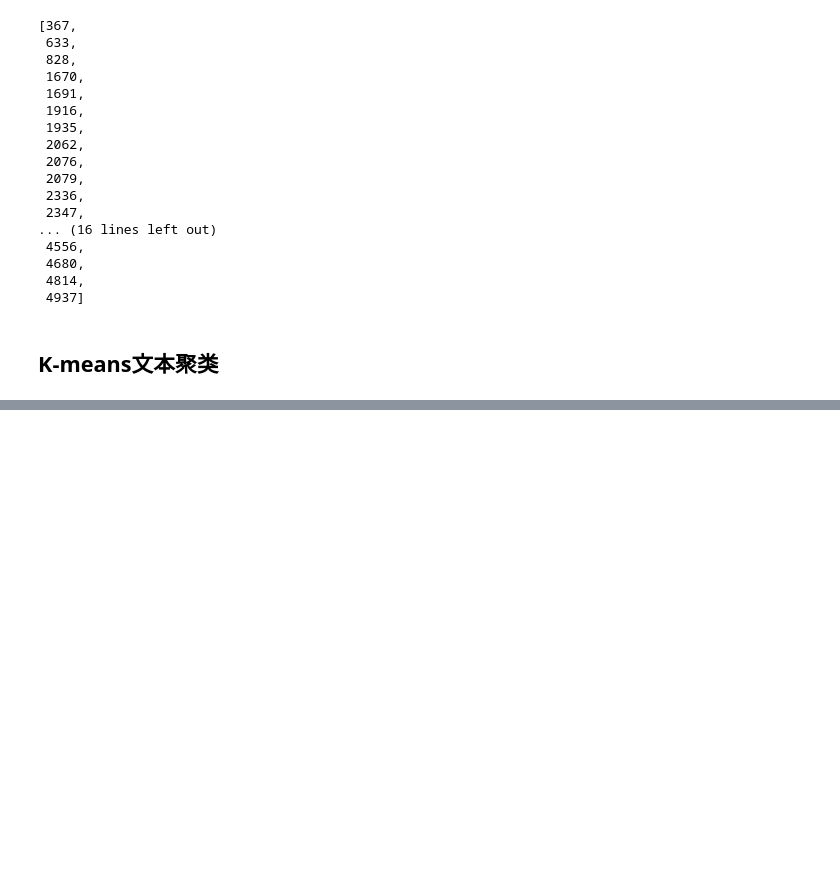
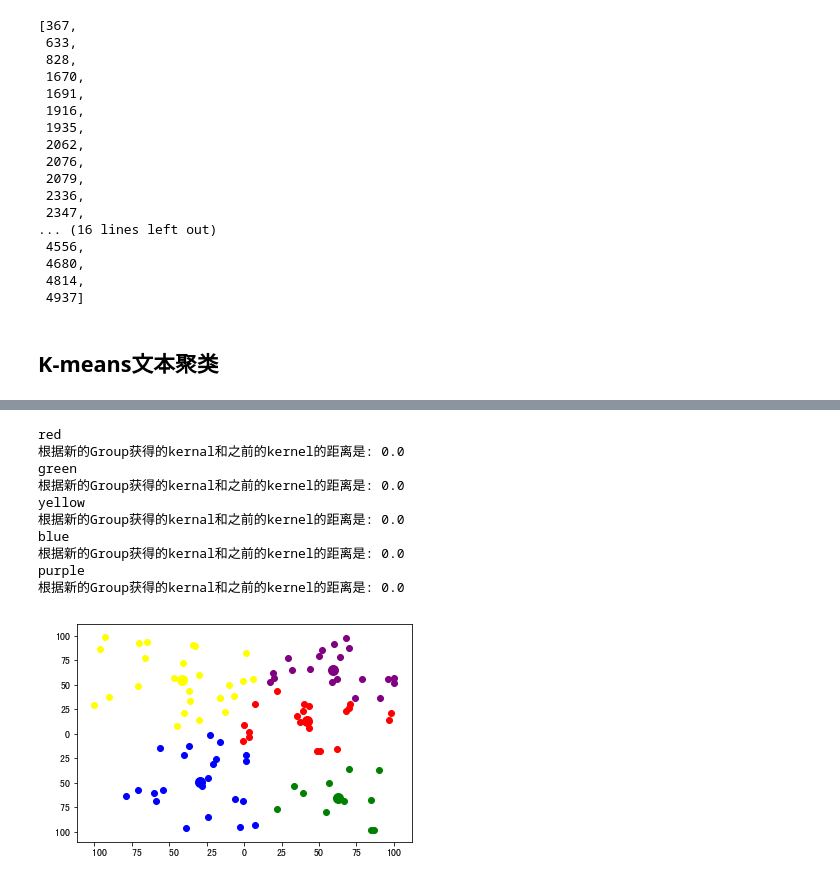
Before and after one commit to computing-intelligence/AI-and-Python-Foundation, a Jupyter notebook: 2020-python-programming-elementary/Lesson-02-Online-Course-Code.ipynb, the cells around one changed output, grey strips where cells are left out. Saved outputs shown, nothing was run; the diff lists cells and outputs as text; code cells hidden in the pictures; blank space fills up the shorter version.

```diff
--- a/2020-python-programming-elementary/Lesson-02-Online-Course-Code.ipynb
+++ b/2020-python-programming-elementary/Lesson-02-Online-Course-Code.ipynb
@@ -595,0 +655,3 @@ hit_ids
+# %%
+def dis(p1, p2):
+    return np.sqrt((p1[0] - p2[0]) ** 2 + (p1[1] - p2[1]) ** 2)
@@ -595,0 +668,52 @@ hit_ids
+# %%
+previous_kernels = [generate_random_point(-100, 100) for _ in range(K)]
+# %%
+kernel_colors = ['red', 'green', 'yellow', 'blue', 'purple']
+
+new_kernels = []
+
+groups = [[] for _ in range(K)]
+
+
+for p in random_poinsts:
+    distances = [dis(p, k) for k in previous_kernels]
+
+    min_index = np.argmin(distances)
+
+    groups[min_index].append(p)
+
+for i, p in enumerate(previous_kernels):
+    plt.scatter([p[0]], [p[1]], color=kernel_colors[i], s=100)
+#plt.scatter([previous_kernels[1][0]], [previous_kernels[1][1]], color=kernel_colors[1], s=100)
+#plt.scatter([previous_kernels[2][0]], [previous_kernels[2][1]], color=kernel_colors[2], s=100)
+
+
+for i, g in enumerate(groups):
+    g_x = [_x for _x, _y in g]
+    g_y = [_y for _x, _y in g]
+
+    n_k_x, n_k_y = np.mean(g_x), np.mean(g_y)
+    new_kernels.append((n_k_x, n_k_y))
+
+    print(kernel_colors[i])
+    plt.scatter(g_x, g_y, color=kernel_colors[i])
+   # plt.scatter([n_k_x], [n_k_y], color=kernel_colors[i], alpha=0.5, s=200)
+
+    print('根据新的Group获得的kernal和之前的kernel的距离是: {}'.format(dis((n_k_x, n_k_y),
+                                                            previous_kernels[i])))
+
+#plt.scatter(random_x, random_y, s=10)
+
+previous_kernels = new_kernels
+# %% [output]
+red
+根据新的Group获得的kernal和之前的kernel的距离是: 0.0
+green
+根据新的Group获得的kernal和之前的kernel的距离是: 0.0
+yellow
+根据新的Group获得的kernal和之前的kernel的距离是: 0.0
+blue
+根据新的Group获得的kernal和之前的kernel的距离是: 0.0
+purple
+根据新的Group获得的kernal和之前的kernel的距离是: 0.0
+[figure, added]
```
Also changed, not shown: parts of 26 cells of this notebook.
